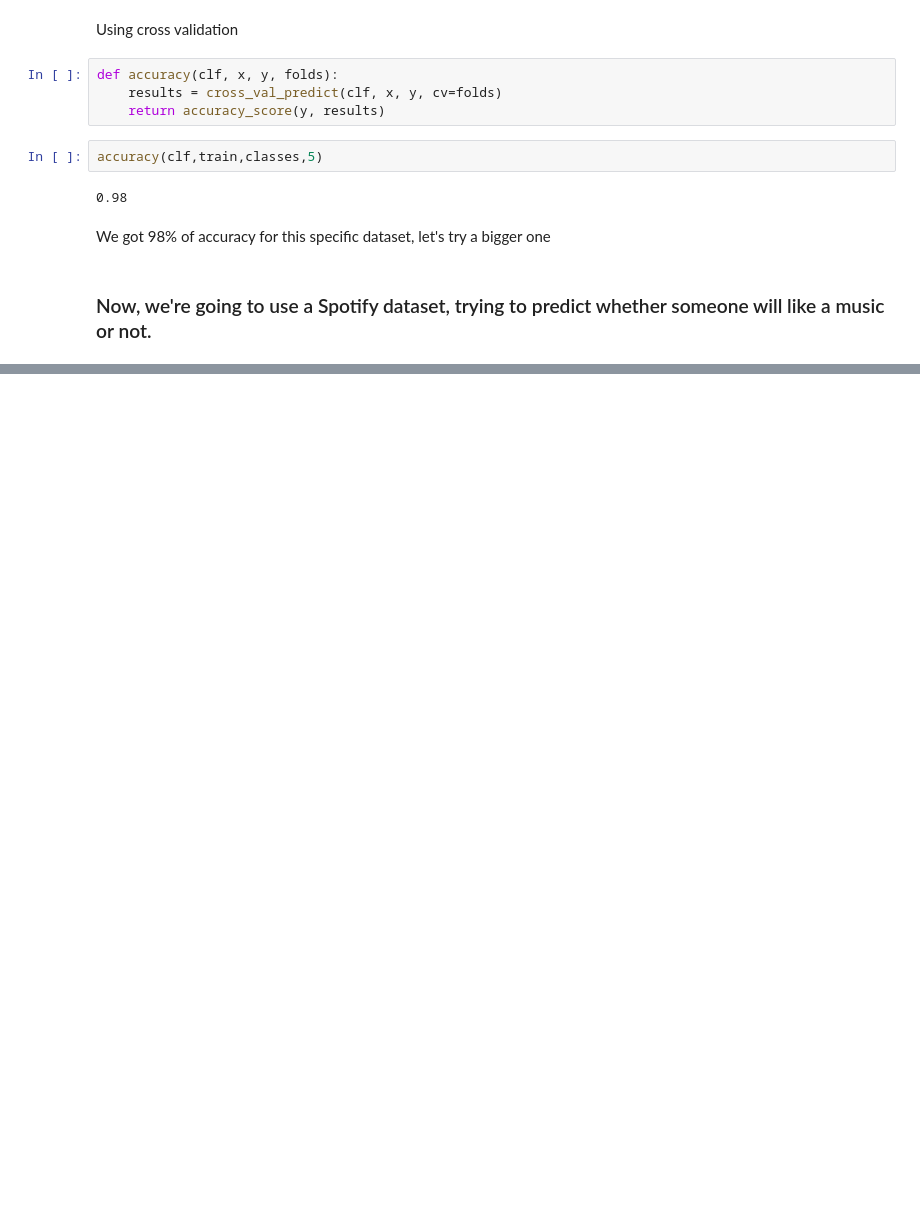
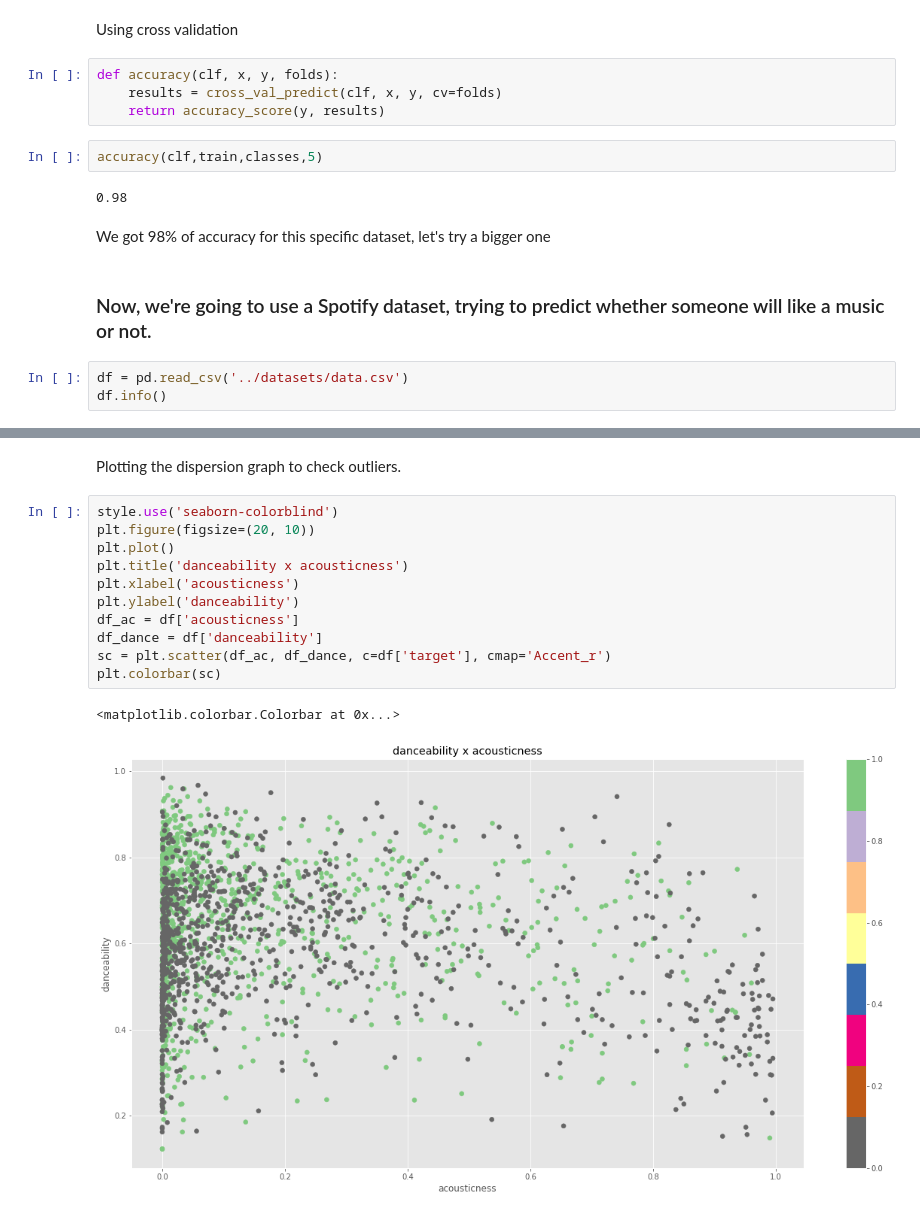
Before and after one commit to tutss/datascience, a Jupyter notebook: musicclassifying.ipynb, the cells around one changed output, grey strips where cells are left out. Saved outputs shown, nothing was run; the diff lists cells and outputs as text; blank space fills up the shorter version.

Commit message:
analysing acoustiness and danceability

```diff
--- a/musicclassifying.ipynb
+++ b/musicclassifying.ipynb
@@ -97,3 +98,6 @@ accuracy(clf,train,classes,5)
 We got 98% of accuracy for this specific dataset, let's try a bigger one
 # %% [markdown]
 ### Now, we're going to use a Spotify dataset, trying to predict whether someone will like a music or not.
+# %%
+df = pd.read_csv('../datasets/data.csv')
+df.info()
@@ -99,0 +165,16 @@ We got 98% of accuracy for this specific dataset, let's try a bigger one
+# %% [markdown]
+Plotting the dispersion graph to check outliers.
+# %%
+style.use('seaborn-colorblind')
+plt.figure(figsize=(20, 10))
+plt.plot()
+plt.title('danceability x acousticness')
+plt.xlabel('acousticness')
+plt.ylabel('danceability')
+df_ac = df['acousticness']
+df_dance = df['danceability']
+sc = plt.scatter(df_ac, df_dance, c=df['target'], cmap='Accent_r')
+plt.colorbar(sc)
+# %% [output]
+<matplotlib.colorbar.Colorbar at 0x...>
+[figure, added]
```
Also changed, not shown: parts of 7 cells of this notebook.
